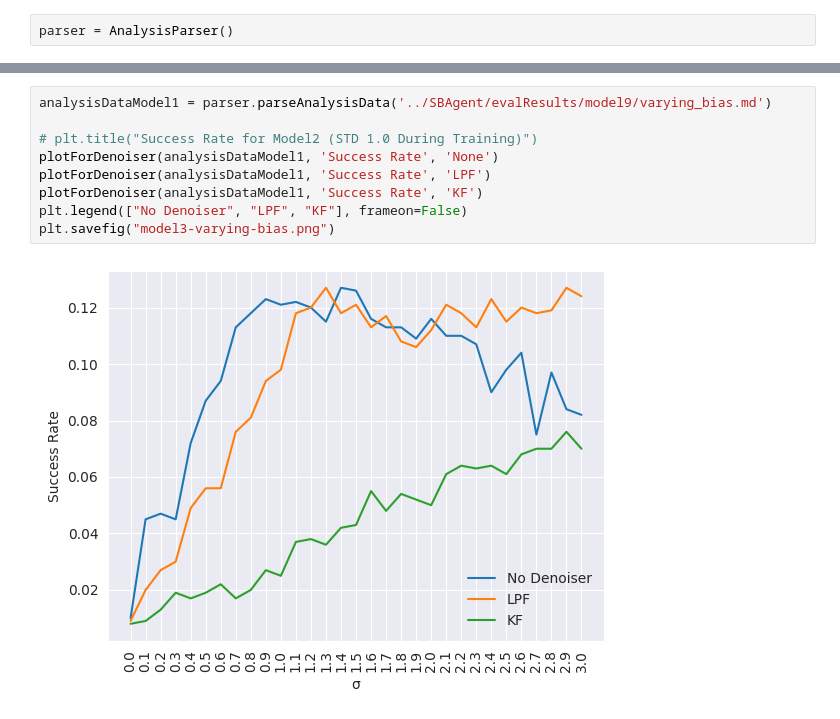
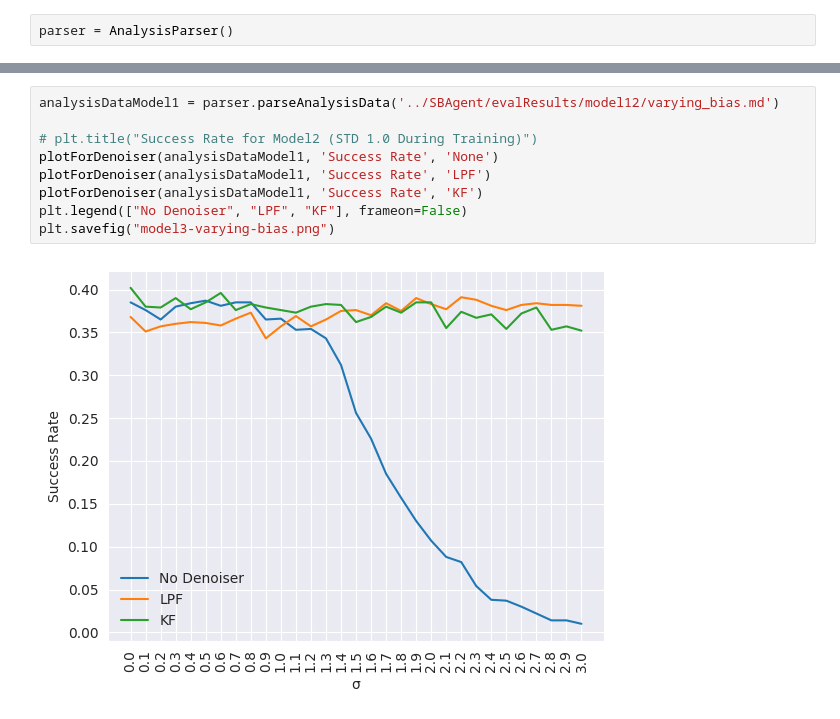
Before and after one commit to thatblueboy/DroneControl, a Jupyter notebook: visualizations/varying_bias.ipynb, the cells around one changed output, grey strips where cells are left out. Saved outputs shown, nothing was run; the diff lists cells and outputs as text.

Commit message:
final plots

```diff
--- a/visualizations/varying_bias.ipynb
+++ b/visualizations/varying_bias.ipynb
@@ -42,13 +42,13 @@ plt.show("model2-varying-bias.png")
 # %% [output]
 [figure]
 # %%
-analysisDataModel1 = parser.parseAnalysisData('../SBAgent/evalResults/model9/varying_bias.md')
+analysisDataModel1 = parser.parseAnalysisData('../SBAgent/evalResults/model12/varying_bias.md')
 
 # plt.title("Success Rate for Model2 (STD 1.0 During Training)")
 plotForDenoiser(analysisDataModel1, 'Success Rate', 'None')
 plotForDenoiser(analysisDataModel1, 'Success Rate', 'LPF')
 plotForDenoiser(analysisDataModel1, 'Success Rate', 'KF')
 plt.legend(["No Denoiser", "LPF", "KF"], frameon=False)
 plt.savefig("model3-varying-bias.png")
 # %% [output]
-[figure, old version]
+[figure, new version]
```
Also changed, not shown: parts of 2 cells of this notebook, 4 other files.
